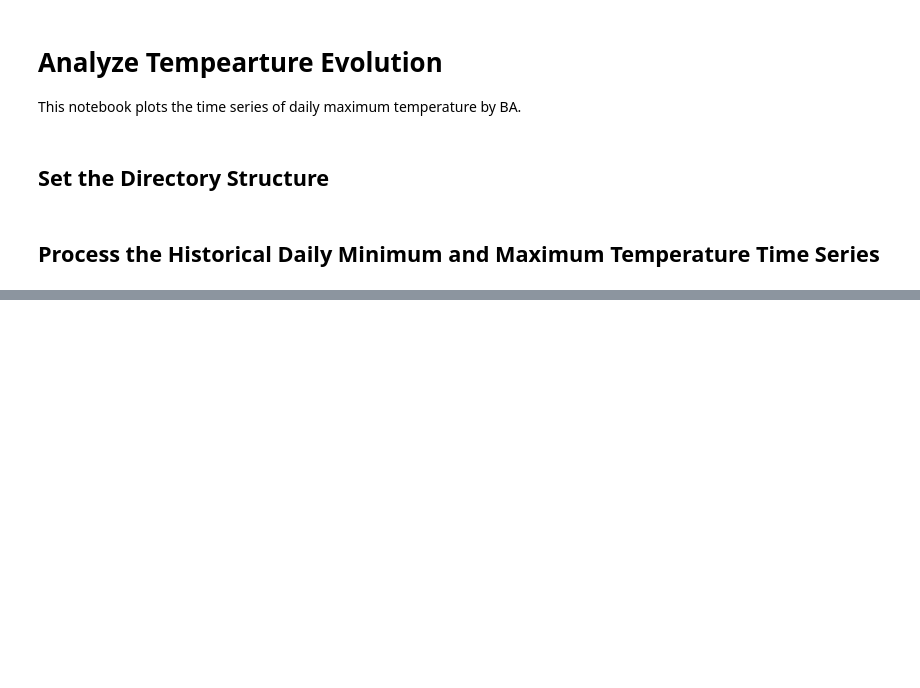
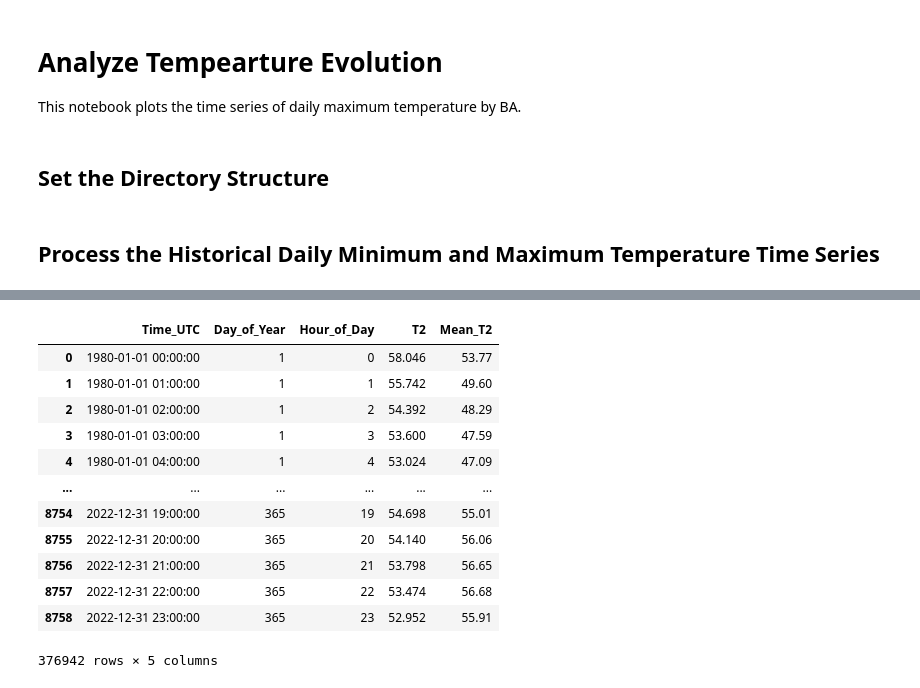
Before and after one commit to IMMM-SFA/heat_wave_load_visualization, a Jupyter notebook: notebooks/analyze_temperature_evolution.ipynb, the cells around one changed output, grey strips where cells are left out. Drawn from its saved outputs; the diff is of its cells as text; code cells hidden in the pictures; blank space fills up the shorter version.

```diff
--- a/notebooks/analyze_temperature_evolution.ipynb
+++ b/notebooks/analyze_temperature_evolution.ipynb
@@ -154,3 +168,62 @@ ics_output_df
+# %%
+# Define a function to compute the mean temperature as a function of time of day and day of year:
+def process_average_temperature_time_series(ba_to_process: str, ba_weather_dir: str):
+
+    # Loop over the years from the 1980 to 2022:
+    for year in range(1980,2023,1):
+        if year <= 2019:
+           # Create the filename for the given BA and year combination:
+           filename = (ba_weather_dir + 'historic/' + ba_to_process + '_WRF_Hourly_Mean_Meteorology_' + str(year) + '.csv')
+        else:
+           # Create the filename for the given BA and year combination:
+           filename = (ba_weather_dir + 'historic_2020_2022/' + ba_to_process + '_WRF_Hourly_Mean_Meteorology_' + str(year) + '.csv')
+
+        # Read in the .csv file:
+        met_df = pd.read_csv(filename)
+
+        # Set the time variable as an index:
+        met_df['Time_UTC'] = pd.to_datetime(met_df['Time_UTC'])
+
+        # Convert the temperature from Kelvin to Fahrenheit:
+        met_df['T2'] = (1.8 * (met_df['T2'] - 273)) + 32
+
+        # Compute the day and hour of the year to be used in averaging:
+        met_df['Day_of_Year'] = met_df['Time_UTC'].dt.dayofyear
+
+        # Add a column with the year values to be used in grouping:
+        met_df['Hour_of_Day'] = met_df['Time_UTC'].dt.hour
+
+        # Only keep the variables we need:
+        met_df = met_df[['Time_UTC', 'Day_of_Year', 'Hour_of_Day', 'T2']].copy()
+
+        # Aggregate the output into a new dataframe:
+        if year == 1980:
+           ba_output_df = met_df
+        else:
+           ba_output_df = pd.concat([ba_output_df, met_df])
+
+    # Compute the mean temperature as a function of time of day and day of year:
+    ba_output_df['Mean_T2'] = ba_output_df.groupby(['Day_of_Year', 'Hour_of_Day'])['T2'].transform('mean').round(2)
+
+    return ba_output_df
+# %%
+output_df = process_average_temperature_time_series(ba_to_process = 'LDWP', ba_weather_dir = ba_weather_dir)
+
+output_df
+# %% [output]
+|  | Time_UTC | Day_of_Year | Hour_of_Day | T2 | Mean_T2 |
+| 0 | 1980-01-01 00:00:00 | 1 | 0 | 58.046 | 53.77 |
+| 1 | 1980-01-01 01:00:00 | 1 | 1 | 55.742 | 49.60 |
+| 2 | 1980-01-01 02:00:00 | 1 | 2 | 54.392 | 48.29 |
+| 3 | 1980-01-01 03:00:00 | 1 | 3 | 53.600 | 47.59 |
+| 4 | 1980-01-01 04:00:00 | 1 | 4 | 53.024 | 47.09 |
+| ... | ... | ... | ... | ... | ... |
+| 8754 | 2022-12-31 19:00:00 | 365 | 19 | 54.698 | 55.01 |
+| 8755 | 2022-12-31 20:00:00 | 365 | 20 | 54.140 | 56.06 |
+| 8756 | 2022-12-31 21:00:00 | 365 | 21 | 53.798 | 56.65 |
+| 8757 | 2022-12-31 22:00:00 | 365 | 22 | 53.474 | 56.68 |
+| 8758 | 2022-12-31 23:00:00 | 365 | 23 | 52.952 | 55.91 |
+376942 rows × 5 columns
 # %%
 # Define a function to plot the annual mean and maximum temperature time series:
 def plot_year_temperature_highlight(ba_weather_dir: str, ics_weather_dir: str, output_dir: str, ics_to_process: str, ba_to_plot: str,
```
Also changed, not shown: parts of 4 cells of this notebook, 1 other file.
